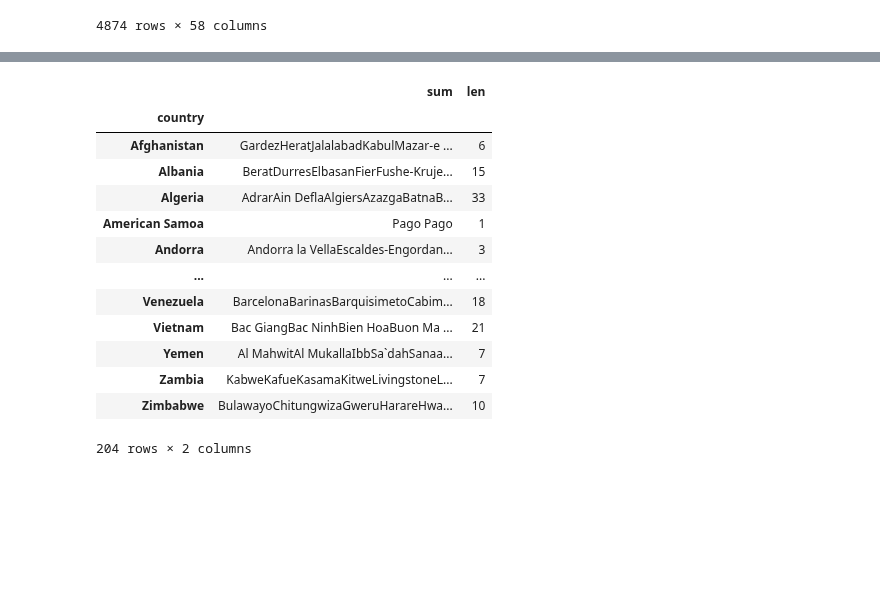
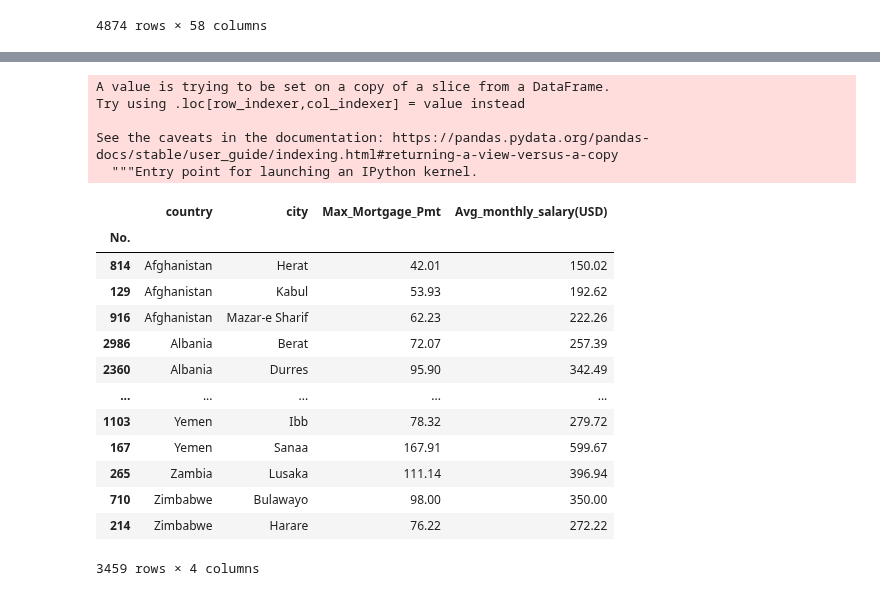
Before and after one commit to Reed-Carter/Global-Cost-of-Living, a Jupyter notebook: chloe.ipynb, the cells around one changed output, grey strips where cells are left out. Saved outputs shown, nothing was run; the diff lists cells and outputs as text; code cells hidden in the pictures; blank space fills up the shorter version.

Commit message:
Rename x54 column

```diff
--- a/chloe.ipynb
+++ b/chloe.ipynb
@@ -26,3 +26,7 @@ Index(['No.', 'city', 'country', 'Meal', 'Meal_For_2', 'McDonalds_Meal',
 | 3 | 3 | Manila | Philippines | 3.54 | 27.40 | 3.54 | 1.24 | ... |
 | 4 | 4 | Seoul | South Korea | 7.16 | 52.77 | 6.03 | 3.02 | ... |
 5 rows × 59 columns
+# %%
+cost_df.rename(columns={'x54': 'Avg_monthly_salary(USD)'}, inplace=True)
+
+cost_df
@@ -47,10 +65,3 @@ cost_df
 | 4229 | Redcliff | Zimbabwe | 7.00 | 40.00 | 6.00 | 1.30 | 2.0 | ... |
 | 4202 | Victoria Falls | Zimbabwe | NaN | NaN | NaN | NaN | NaN | ... |
 4874 rows × 58 columns
-# %%
-cost_df.rename({'x52': 'Price per Square Meter to Buy Apartment in City Centre (USD)',
-                'x53': 'Price per Square Meter to Buy Apartment Outside of Centre (USD)',
-                'x54': 'Average_Monthly_Net_Salary_(After_Tax)_(USD)',
-                'x55':'Mortgage Interest Rate in Percentages (%), Yearly, for 20 Years Fixed-Rate'}, axis=1, inplace=True, errors='raises')
-
-cost_df
@@ -71,0 +68,3 @@ cost_df
+# %%
+salary_df = cost_df.dropna(subset=['Avg_monthly_salary(USD)'])
+salary_df
@@ -72,25 +86,29 @@ cost_df
 # %%
-
 #how much of a mortgage pmt you can afford
   #no more than 28% of their income
 
-city_count = cost_df.groupby(by=['country', 'city'], dropna=True).Average_Monthly_Net_Salary_(After Tax)_(USD).agg([sum, len])
+salary_df['Max_Mortgage_Pmt'] = salary_df[['Avg_monthly_salary(USD)']].apply(lambda x: round((x*.28), 2))
 
-city_count
+salary_df[['country', 'city', 'Max_Mortgage_Pmt', 'Avg_monthly_salary(USD)']]
 # %% [output]
+A value is trying to be set on a copy of a slice from a DataFrame.
+Try using .loc[row_indexer,col_indexer] = value instead
+
+See the caveats in the documentation: https://pandas.pydata.org/pandas-docs/stable/user_guide/indexing.html#returning-a-view-versus-a-copy
+  """Entry point for launching an IPython kernel.
-|  | sum | len |
-| country |  |  |
-| Afghanistan | GardezHeratJalalabadKabulMazar-e ... | 6 |
-| Albania | BeratDurresElbasanFierFushe-Kruje... | 15 |
-| Algeria | AdrarAin DeflaAlgiersAzazgaBatnaB... | 33 |
-| American Samoa | Pago Pago | 1 |
-| Andorra | Andorra la VellaEscaldes-Engordan... | 3 |
-| ... | ... | ... |
-| Venezuela | BarcelonaBarinasBarquisimetoCabim... | 18 |
-| Vietnam | Bac GiangBac NinhBien HoaBuon Ma ... | 21 |
-| Yemen | Al MahwitAl MukallaIbbSa`dahSanaa... | 7 |
-| Zambia | KabweKafueKasamaKitweLivingstoneL... | 7 |
-| Zimbabwe | BulawayoChitungwizaGweruHarareHwa... | 10 |
+|  | country | city | Max_Mortgage_Pmt | Avg_monthly_salary(USD) |
+| No. |  |  |  |  |
+| 814 | Afghanistan | Herat | 42.01 | 150.02 |
+| 129 | Afghanistan | Kabul | 53.93 | 192.62 |
+| 916 | Afghanistan | Mazar-e Sharif | 62.23 | 222.26 |
+| 2986 | Albania | Berat | 72.07 | 257.39 |
+| 2360 | Albania | Durres | 95.90 | 342.49 |
+| ... | ... | ... | ... | ... |
+| 1103 | Yemen | Ibb | 78.32 | 279.72 |
+| 167 | Yemen | Sanaa | 167.91 | 599.67 |
+| 265 | Zambia | Lusaka | 111.14 | 396.94 |
+| 710 | Zimbabwe | Bulawayo | 98.00 | 350.00 |
+| 214 | Zimbabwe | Harare | 76.22 | 272.22 |
-204 rows × 2 columns
+3459 rows × 4 columns
 # %%
 #if you want to buy an apt in the city, how much your income should be?
```
Also changed, not shown: parts of 3 cells of this notebook.
